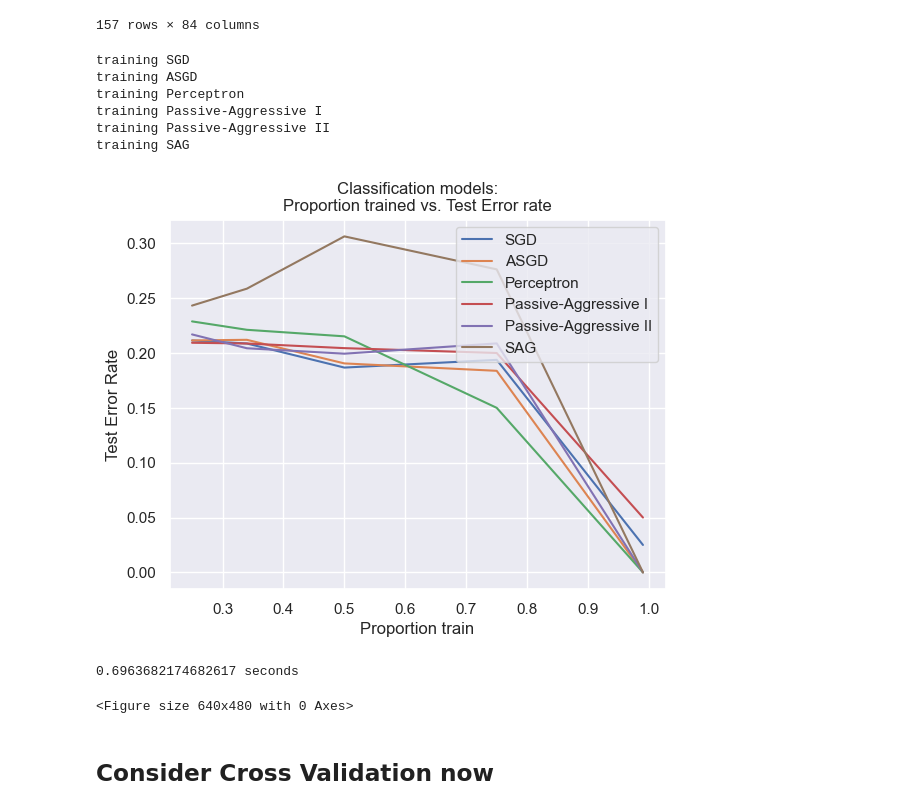
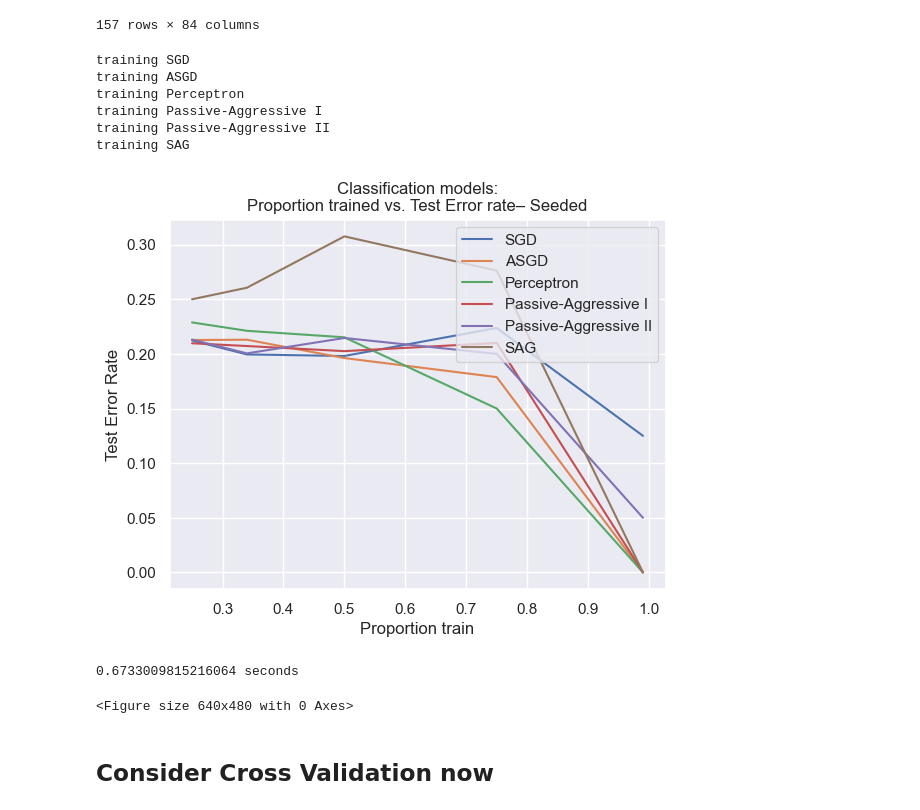
Before and after one commit to adomakor412/MSNT_Thesis_ML_CE, a Jupyter notebook: dfexp_prediction.ipynb, the cells around one changed output. Cells and saved outputs as stored; diff of their text form; code cells hidden in the pictures.

```diff
--- a/dfexp_prediction.ipynb
+++ b/dfexp_prediction.ipynb
@@ -356,36 +360,36 @@ xx = 1. - np.array(heldout)
 
 for name, clf in classifiers:
     print("training %s" % name)
     #rng = np.random.RandomState(42)
     rng = 42
     yy = []
     for i in heldout:
         yy_ = []
         for r in range(rounds):
             X_train, X_test, y_train, y_test = \
                 train_test_split(X, y, test_size=i, random_state=rng)
             clf.fit(X_train, y_train)
             y_pred = clf.predict(X_test)
             yy_.append(1 - np.mean(y_pred == np.array(y_test)))
         yy.append(np.mean(yy_))
     plt.plot(xx, yy, label=name)
-plt.title('Classification models:\nProportion trained vs. Test Error rate')
+plt.title('Classification models:\nProportion trained vs. Test Error rate– Seeded')
 plt.legend(loc="upper right")
 plt.xlabel("Proportion train")
 plt.ylabel("Test Error Rate")
 plt.show()
 end = time.time()
 print(end-start, 'seconds')
 plt.savefig("Full_data_TestErrorRate_seed42")
 # %% [output]
 training SGD
 training ASGD
 training Perceptron
 training Passive-Aggressive I
 training Passive-Aggressive II
 training SAG
-[figure, old version]
+[figure, new version]
-0.6963682174682617 seconds
+0.6733009815216064 seconds
 <Figure size 640x480 with 0 Axes>
 # %% [markdown]
 ## Consider Cross Validation now
```
Also changed, not shown: parts of 28 cells of this notebook.
